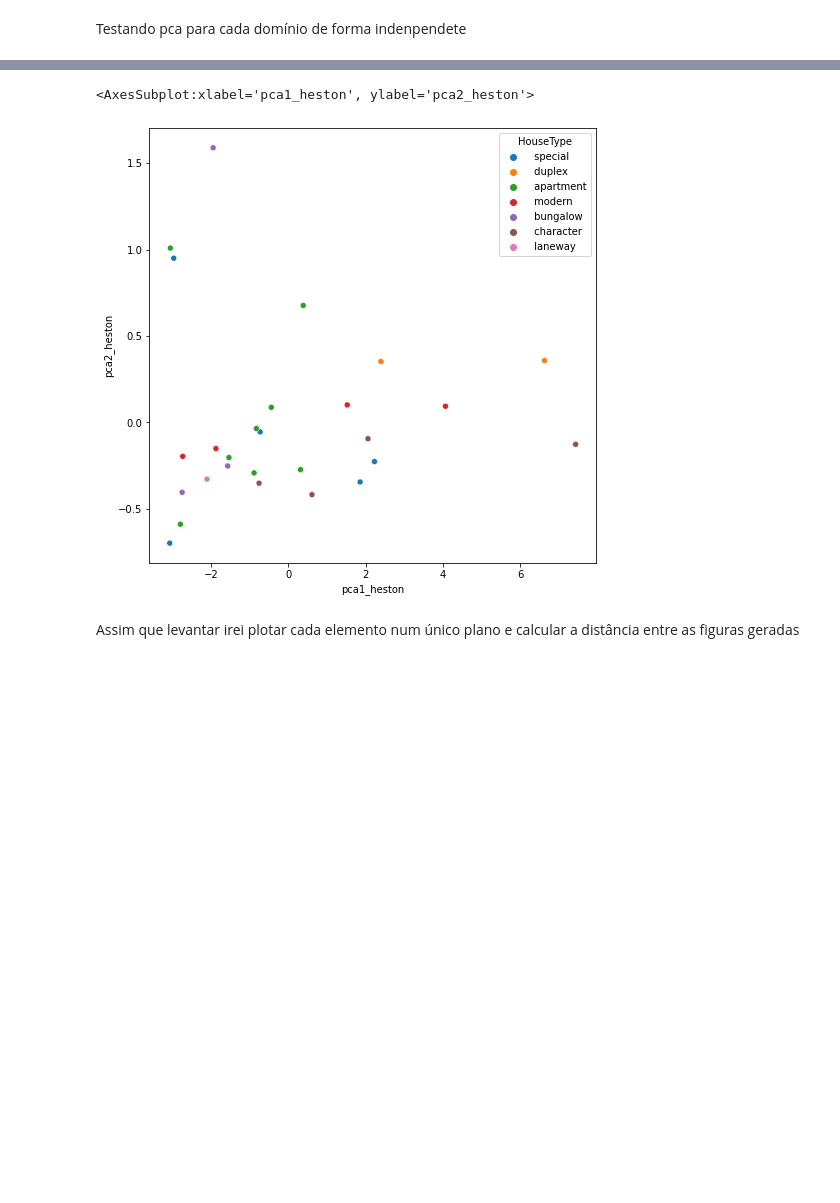
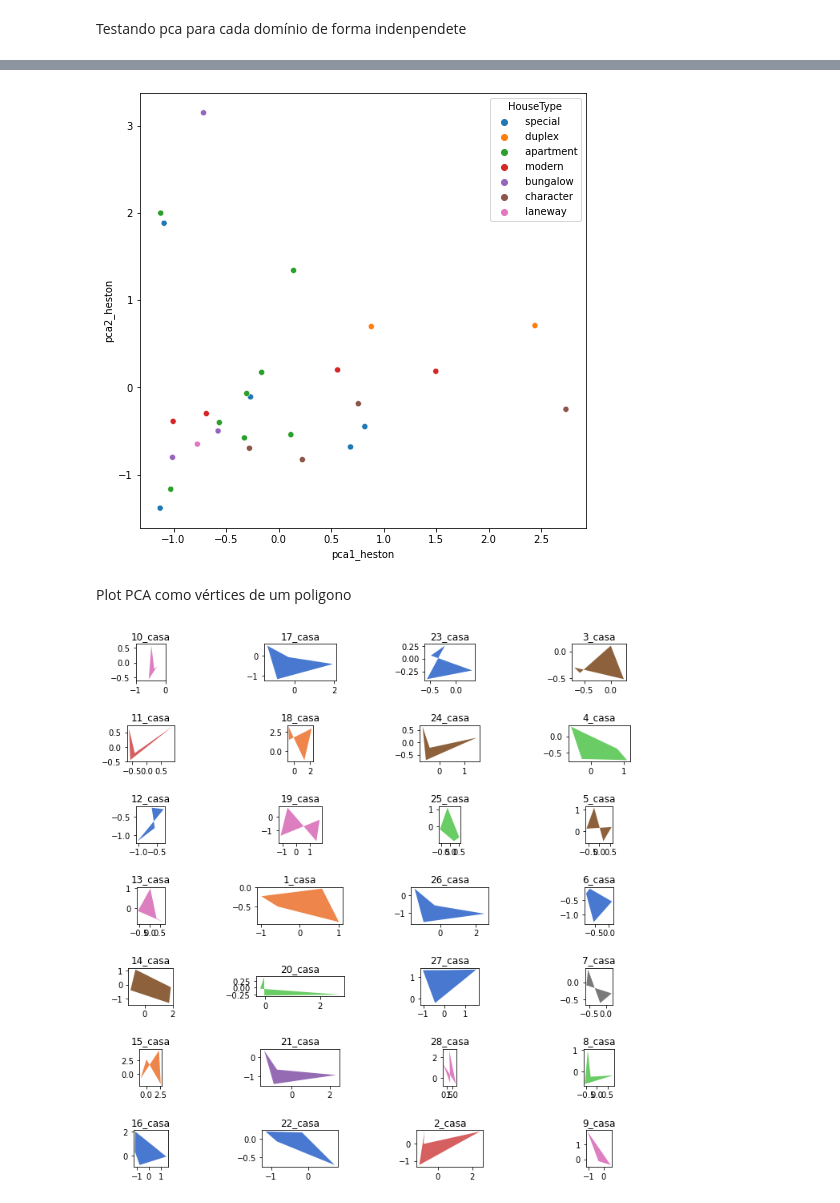
Before and after one commit to roddysilv/CasasInteligentes, a Jupyter notebook: tsfel+heston_PCA_indiv.ipynb, the cells around one changed output, grey strips where cells are left out. Drawn from its saved outputs; the diff is of its cells as text; code cells hidden in the pictures; blank space fills up the shorter version.

```diff
--- a/tsfel+heston_PCA_indiv.ipynb
+++ b/tsfel+heston_PCA_indiv.ipynb
@@ -144,8 +152,12 @@ sns.scatterplot(x='pca1_temp',y='pca2_temp',data=dpc, hue='HouseType',ax=ax)
 # %%
 pca.fit(dspec)
 pca_data = pca.fit_transform(dspec)
+scaler.fit(pca_data)
+pca_data = scaler.transform(pca_data)
+dpc['id_casa'] = casa
 dpc['pca1_spec']=pca_data[:,0]
 dpc['pca2_spec']=pca_data[:,1]
 fig, ax = plt.subplots(figsize=(8,8))
 sns.scatterplot(x='pca1_spec',y='pca2_spec',data=dpc, hue='HouseType',ax=ax)
+del dspec
 # %% [output]
@@ -154,12 +165,50 @@ sns.scatterplot(x='pca1_spec',y='pca2_spec',data=dpc, hue='HouseType',ax=ax)
 # %%
 pca.fit(dmodel.loc[:,['alpha','eta','vol_bar','vol','cor']])
 pca_data = pca.fit_transform(dmodel.loc[:,['alpha','eta','vol_bar','vol','cor']])
+scaler.fit(pca_data)
+pca_data = scaler.transform(pca_data)
+dpc['id_casa'] = casa
 dpc['pca1_heston']=pca_data[:,0]
 dpc['pca2_heston']=pca_data[:,1]
 fig, ax = plt.subplots(figsize=(8,8))
 sns.scatterplot(x='pca1_heston',y='pca2_heston',data=dpc, hue='HouseType',ax=ax)
+del pca
 # %% [output]
-<AxesSubplot:xlabel='pca1_heston', ylabel='pca2_heston'>
-[figure, old version]
+[figure, new version]
 # %% [markdown]
-Assim que levantar irei plotar cada elemento num único plano e calcular a distância entre as figuras geradas
+Plot PCA como vértices de um poligono
+# %%
+fig = plt.figure(figsize=(12,12))
+gs = gridspec.GridSpec(7, 4, wspace=0.7, hspace=1.2)
+
+ii=0
+iii=0
+cor_r = pd.DataFrame()
+cor_r['id_casa'] = dpc['id_casa'].astype(str)
+cor_r['HouseType'] = dpc['HouseType'].astype(str)
+cor_r['cor'] = 'r'
+def_cor = 0
+dpc['HouseType'] = dpc['HouseType'].astype(str)
+for i,df in cor_r.groupby('HouseType'):
+    cor_r['cor'].loc[df.index] = [sns.color_palette('muted')[def_cor]]*df.shape[0]
+    def_cor += 1
+del def_cor, i, df
+
+for i,df in dpc.groupby('id_casa'):
+    var= i
+    ax = fig.add_subplot(gs[ii,iii])
+    polygon = Polygon([(df['pca1_heston'].values[0],df['pca2_heston'].values[0]),
+                       (df['pca1_stat'].values[0],df['pca2_stat'].values[0]),
+                       (df['pca1_temp'].values[0],df['pca2_temp'].values[0]),
+                       (df['pca1_spec'].values[0],df['pca2_spec'].values[0])])
+    p = gpd.GeoSeries(polygon)
+    p.plot(ax=ax,color=cor_r[cor_r['id_casa']==i]['cor'].values[0])
+    ax.set_title(i)
+    if i == '10_casa':
+        ax.set_xlim([-1,0])
+    ii+=1
+    if ii == 7:
+        ii=0
+        iii+=1
+# %% [output]
+[figure, added]
```
Also changed, not shown: parts of 5 cells of this notebook.
